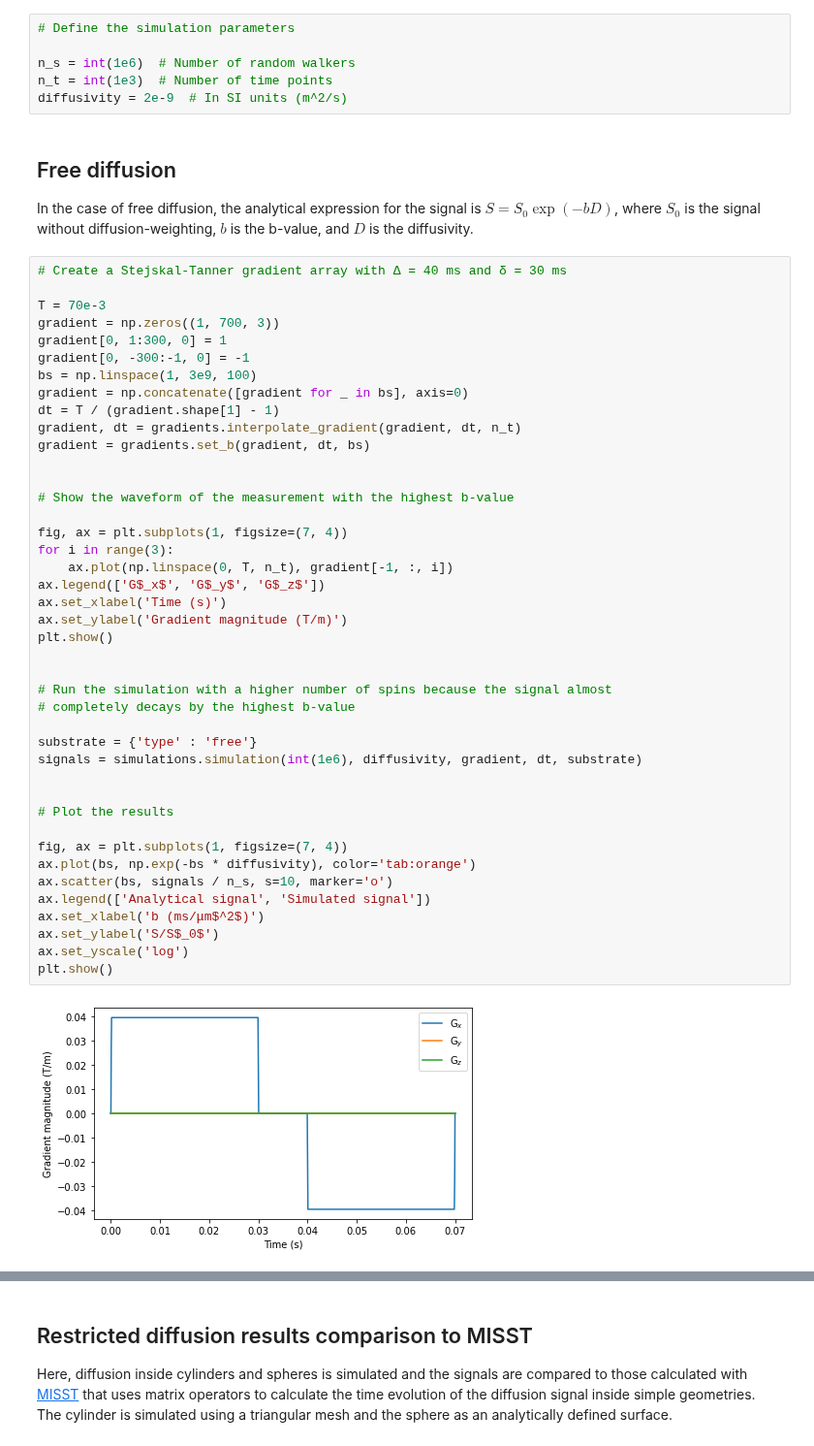
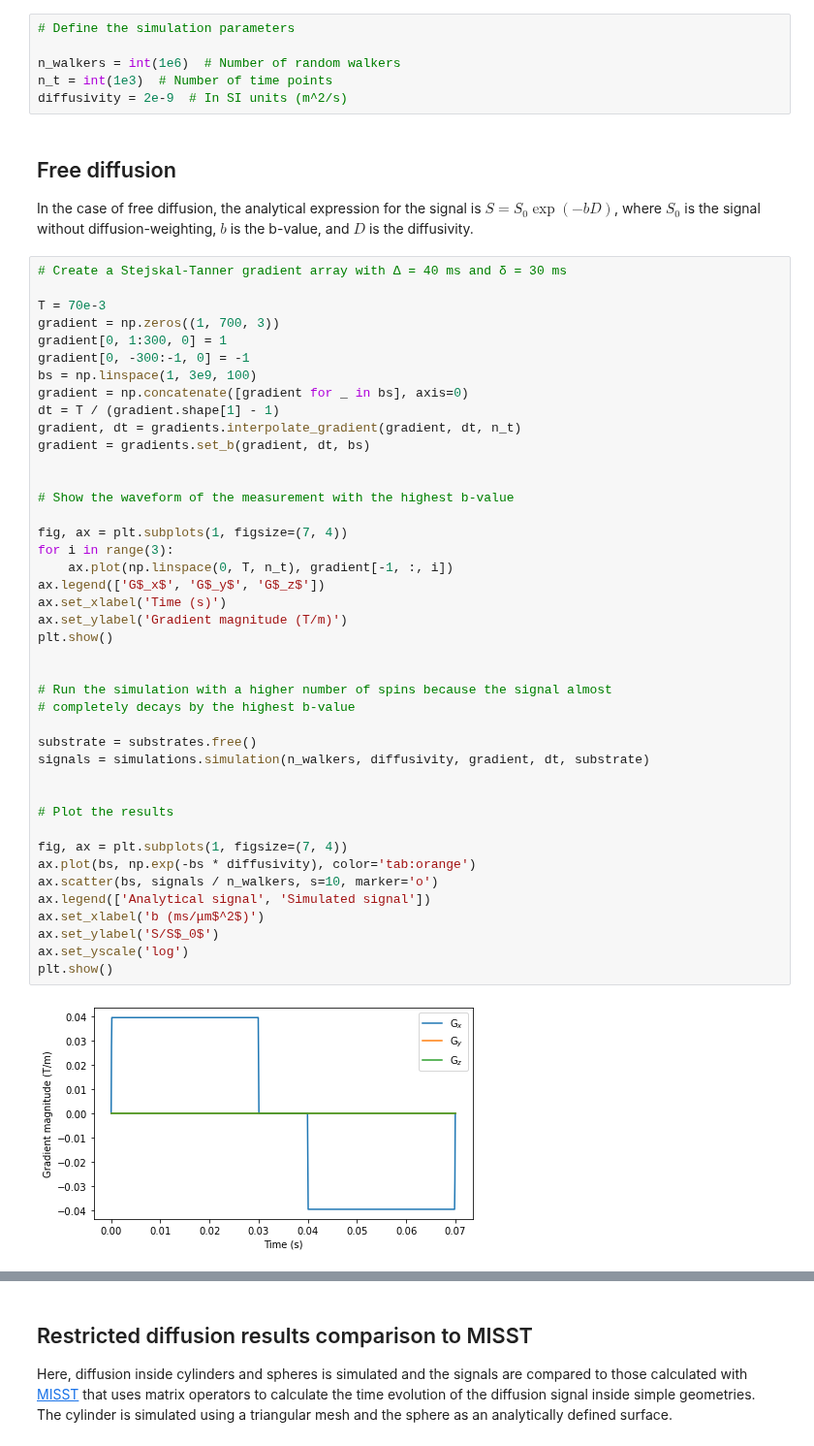
Before and after one commit to kerkelae/disimpy, a Jupyter notebook: docs/source/validation.ipynb, the cells around one changed output, grey strips where cells are left out. Shown at 97% size. Drawn from its saved outputs; the diff is of its cells as text.

```diff
--- a/docs/source/validation.ipynb
+++ b/docs/source/validation.ipynb
@@ -14,7 +14,7 @@ from disimpy.settings import GAMMA
 # %%
 # Define the simulation parameters
 
-n_s = int(1e6)  # Number of random walkers
+n_walkers = int(1e6)  # Number of random walkers
 n_t = int(1e3)  # Number of time points
 diffusivity = 2e-9  # In SI units (m^2/s)
 # %% [markdown]
@@ -34,35 +34,35 @@ dt = T / (gradient.shape[1] - 1)
 gradient, dt = gradients.interpolate_gradient(gradient, dt, n_t)
 gradient = gradients.set_b(gradient, dt, bs)
 
 
 # Show the waveform of the measurement with the highest b-value
 
 fig, ax = plt.subplots(1, figsize=(7, 4))
 for i in range(3):
     ax.plot(np.linspace(0, T, n_t), gradient[-1, :, i])
 ax.legend(['G$_x$', 'G$_y$', 'G$_z$'])
 ax.set_xlabel('Time (s)')
 ax.set_ylabel('Gradient magnitude (T/m)')
 plt.show()
 
 
 # Run the simulation with a higher number of spins because the signal almost
 # completely decays by the highest b-value
 
-substrate = {'type' : 'free'}
-signals = simulations.simulation(int(1e6), diffusivity, gradient, dt, substrate)
+substrate = substrates.free()
+signals = simulations.simulation(n_walkers, diffusivity, gradient, dt, substrate)
 
 
 # Plot the results
 
 fig, ax = plt.subplots(1, figsize=(7, 4))
 ax.plot(bs, np.exp(-bs * diffusivity), color='tab:orange')
-ax.scatter(bs, signals / n_s, s=10, marker='o')
+ax.scatter(bs, signals / n_walkers, s=10, marker='o')
 ax.legend(['Analytical signal', 'Simulated signal'])
 ax.set_xlabel('b (ms/μm$^2$)')
 ax.set_ylabel('S/S$_0$')
 ax.set_yscale('log')
 plt.show()
 # %% [output]
-[figure, old version]
+[figure, new version]
 Starting simulation
```
Also changed, not shown: parts of 2 cells of this notebook, 8 other files.
